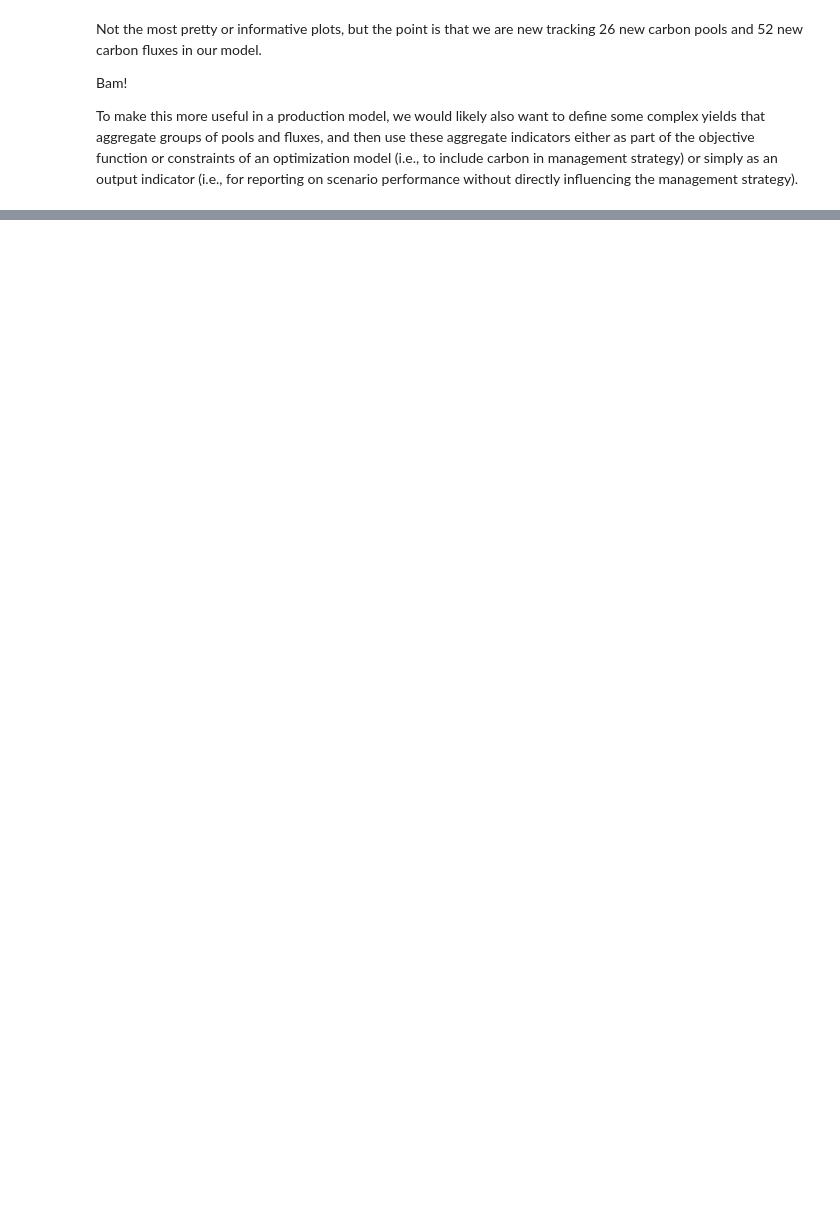
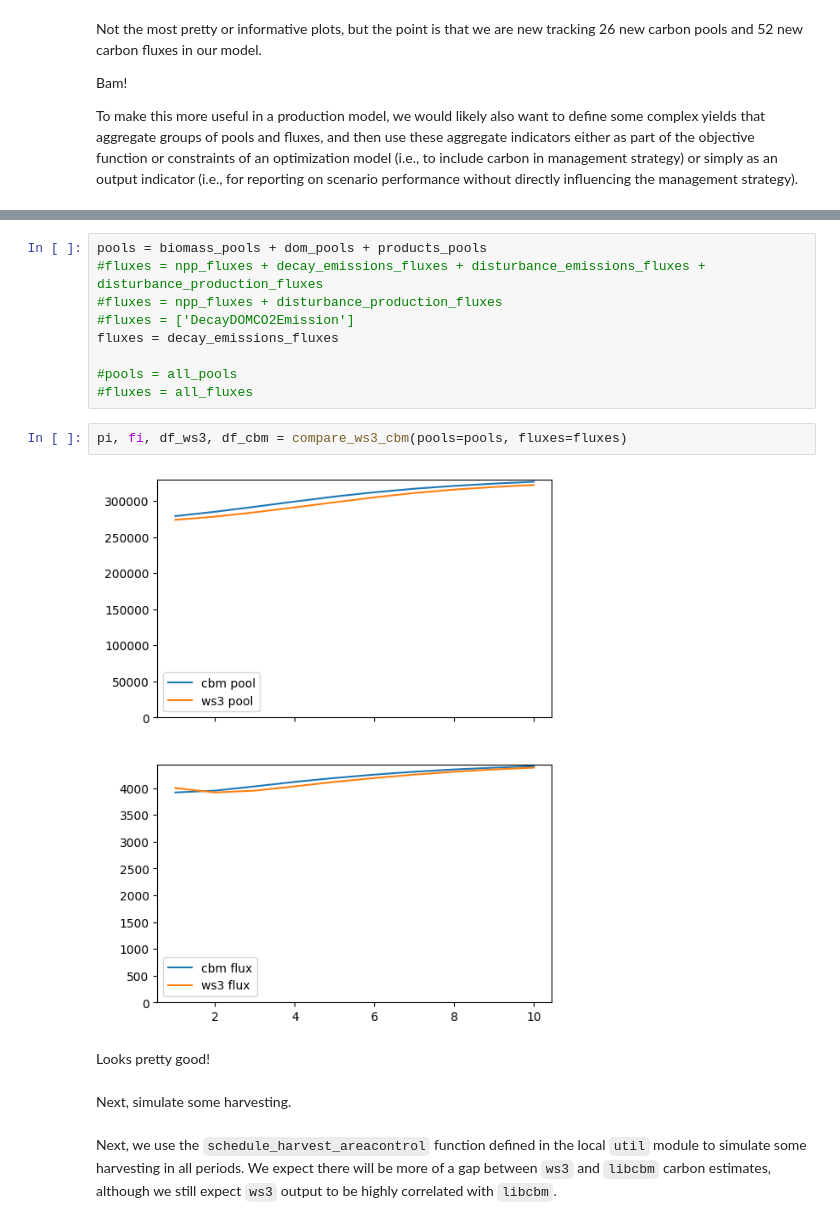
Before and after one commit to UBC-FRESH/ws3, a Jupyter notebook: examples/040_ws3_libcbm_neilsonhack-fromscratch.ipynb, the cells around one changed output, grey strips where cells are left out. Saved outputs shown, nothing was run; the diff lists cells and outputs as text; blank space fills up the shorter version.

```diff
--- a/examples/040_ws3_libcbm_neilsonhack-fromscratch.ipynb
+++ b/examples/040_ws3_libcbm_neilsonhack-fromscratch.ipynb
@@ -367,0 +531,19 @@ To make this more useful in a production model, we would likely also want to def
+# %%
+pools = biomass_pools + dom_pools + products_pools
+#fluxes = npp_fluxes + decay_emissions_fluxes + disturbance_emissions_fluxes + disturbance_production_fluxes
+#fluxes = npp_fluxes + disturbance_production_fluxes
+#fluxes = ['DecayDOMCO2Emission']
+fluxes = decay_emissions_fluxes
+
+#pools = all_pools
+#fluxes = all_fluxes
+# %%
+pi, fi, df_ws3, df_cbm = compare_ws3_cbm(pools=pools, fluxes=fluxes)
+# %% [output]
+[figure, added]
+# %% [markdown]
+Looks pretty good!
+# %% [markdown]
+Next, simulate some harvesting.
+# %% [markdown]
+Next, we use the `schedule_harvest_areacontrol` function defined in the local `util` module to simulate some harvesting in all periods. We expect there will be more of a gap between `ws3` and `libcbm` carbon estimates, although we still expect `ws3` output to be highly correlated with `libcbm`.
```
Also changed, not shown: parts of 39 cells of this notebook, 1 other file.
